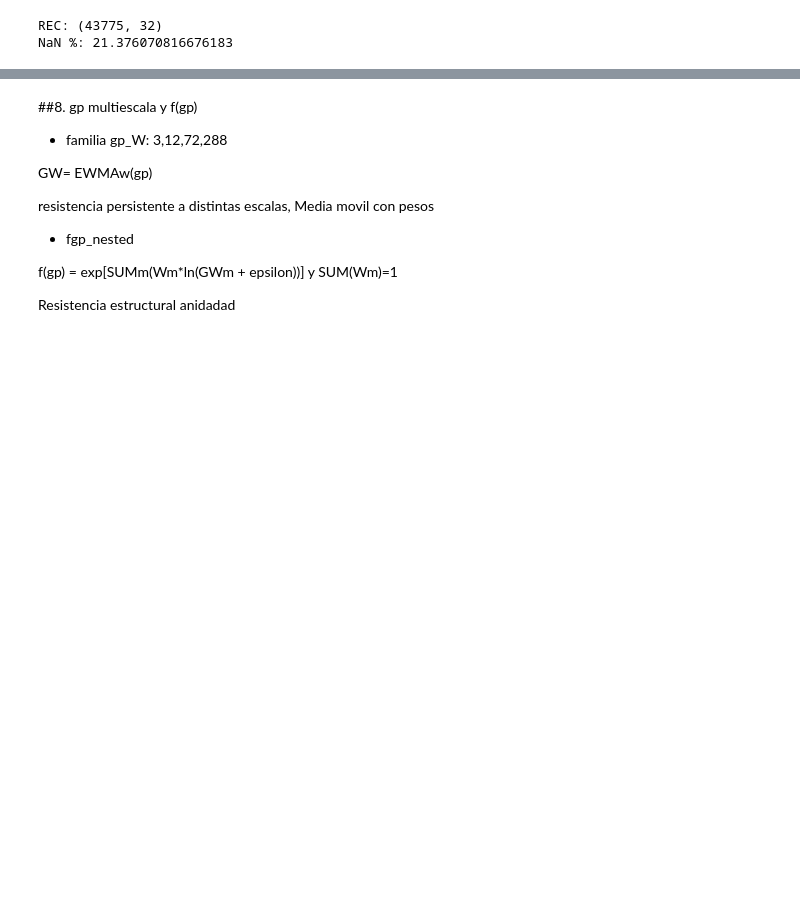
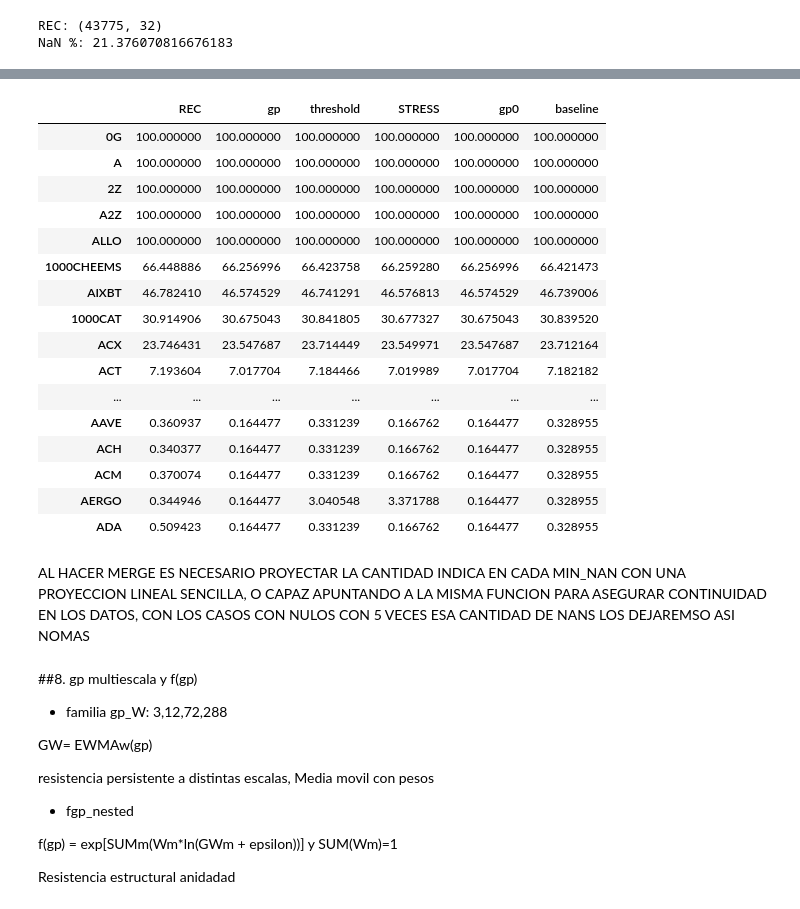
Before and after one commit to Miguithub/NPP_Cripto_5min, a Jupyter notebook: ID(Ingenieria de Datos)11/2024-01/2026.ipynb, the cells around one changed output, grey strips where cells are left out. Cells and saved outputs as stored; diff of their text form; code cells hidden in the pictures; blank space fills up the shorter version.

Commit message:
Protocolo tratamiento de NaNs para futuro merge vertical entre datasets

```diff
--- a/ID(Ingenieria de Datos)11/2024-01/2026.ipynb
+++ b/ID(Ingenieria de Datos)11/2024-01/2026.ipynb
@@ -4933,0 +4967,25 @@ print(test_block.columns[:10].tolist())
+# %%
+variables = {
+    "REC": REC,
+    "gp": gp,
+    "threshold": threshold,
+    "STRESS": STRESS,
+    "gp0": gp0,
+    "baseline": baseline,
+}
+
+nan_stats = pd.DataFrame({
+    name: {
+        "mean_nan": x.isna().sum().mean(),
+        "min_nan": x.isna().sum().min(),
+        "max_nan": x.isna().sum().max(),
+        "std_nan": x.isna().sum().std(),
+        "mean_nan_%": x.isna().mean().mean() * 100,
+        "min_nan_%": x.isna().mean().min() * 100,
+        "max_nan_%": x.isna().mean().max() * 100,
+        "std_nan_%": x.isna().mean().std() * 100,
+    }
+    for name, x in variables.items()
+}).T
+
+nan_stats
@@ -4934,3 +5000,37 @@ print(test_block.columns[:10].tolist())
+# %%
+nan_by_asset = pd.concat(
+    {
+        name: x.isna().mean().mul(100)
+        for name, x in variables.items()
+    },
+    axis=1
+)
+
+nan_by_asset.sort_values(
+    "gp",
+    ascending=False
+).head(20)
+# %% [output]
+|  | REC | gp | threshold | STRESS | gp0 | baseline |
+| 0G | 100.000000 | 100.000000 | 100.000000 | 100.000000 | 100.000000 | 100.000000 |
+| A | 100.000000 | 100.000000 | 100.000000 | 100.000000 | 100.000000 | 100.000000 |
+| 2Z | 100.000000 | 100.000000 | 100.000000 | 100.000000 | 100.000000 | 100.000000 |
+| A2Z | 100.000000 | 100.000000 | 100.000000 | 100.000000 | 100.000000 | 100.000000 |
+| ALLO | 100.000000 | 100.000000 | 100.000000 | 100.000000 | 100.000000 | 100.000000 |
+| 1000CHEEMS | 66.448886 | 66.256996 | 66.423758 | 66.259280 | 66.256996 | 66.421473 |
+| AIXBT | 46.782410 | 46.574529 | 46.741291 | 46.576813 | 46.574529 | 46.739006 |
+| 1000CAT | 30.914906 | 30.675043 | 30.841805 | 30.677327 | 30.675043 | 30.839520 |
+| ACX | 23.746431 | 23.547687 | 23.714449 | 23.549971 | 23.547687 | 23.712164 |
+| ACT | 7.193604 | 7.017704 | 7.184466 | 7.019989 | 7.017704 | 7.182182 |
+| ... | ... | ... | ... | ... | ... | ... |
+| AAVE | 0.360937 | 0.164477 | 0.331239 | 0.166762 | 0.164477 | 0.328955 |
+| ACH | 0.340377 | 0.164477 | 0.331239 | 0.166762 | 0.164477 | 0.328955 |
+| ACM | 0.370074 | 0.164477 | 0.331239 | 0.166762 | 0.164477 | 0.328955 |
+| AERGO | 0.344946 | 0.164477 | 3.040548 | 3.371788 | 0.164477 | 0.328955 |
+| ADA | 0.509423 | 0.164477 | 0.331239 | 0.166762 | 0.164477 | 0.328955 |
+# %% [markdown]
+AL HACER MERGE ES NECESARIO PROYECTAR LA CANTIDAD INDICA EN CADA
+MIN_NAN CON UNA PROYECCION LINEAL SENCILLA, O CAPAZ APUNTANDO A LA MISMA FUNCION PARA ASEGURAR CONTINUIDAD EN LOS DATOS, CON LOS CASOS CON NULOS CON 5 VECES ESA CANTIDAD DE NANS LOS DEJAREMSO ASI NOMAS
 # %% [markdown]
 ##8. gp multiescala y f(gp)
 - familia gp_W: 3,12,72,288
```
Also changed, not shown: parts of 5 cells of this notebook.
